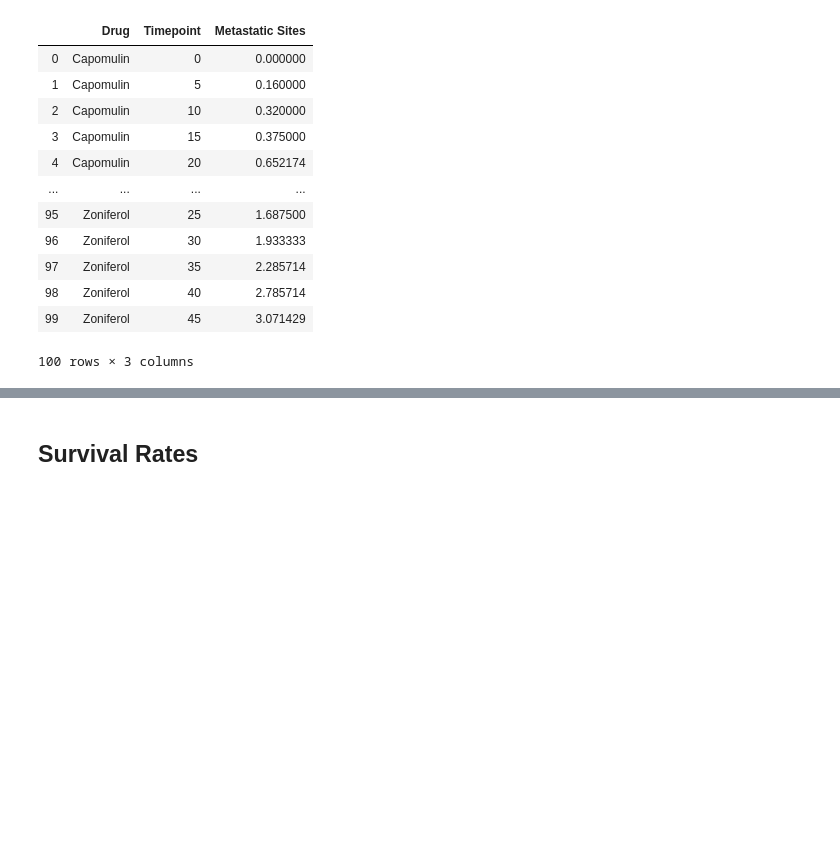
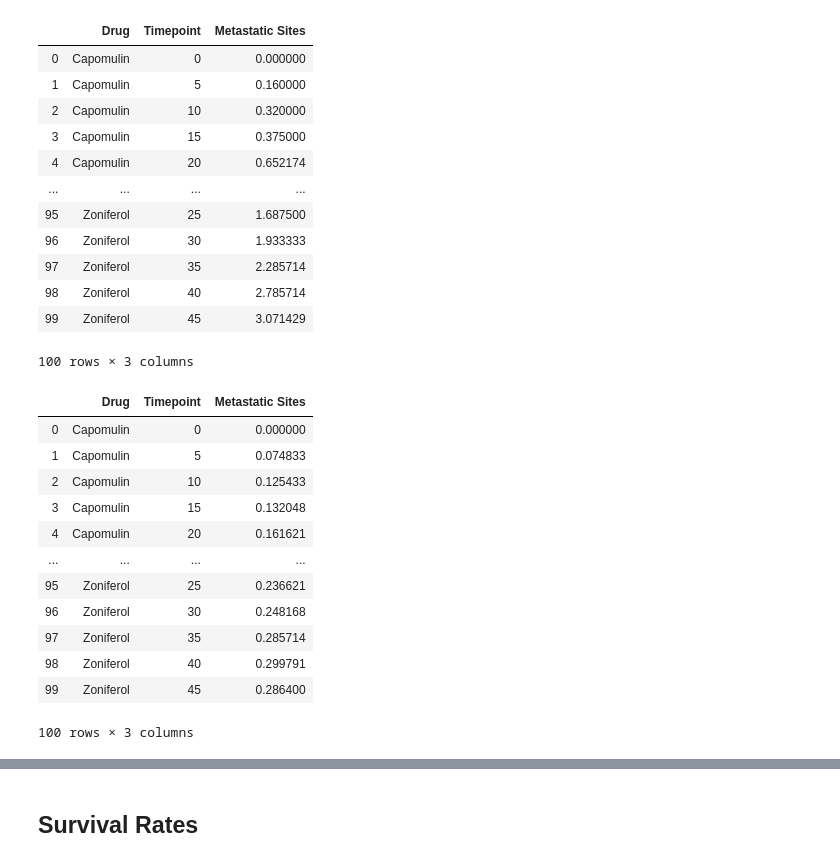
Before and after one commit to junyang42/matplotlib-challenge, a Jupyter notebook: Pymaceuticals/pymaceuticals_starter.ipynb, the cells around one changed output, grey strips where cells are left out. Saved outputs shown, nothing was run; the diff lists cells and outputs as text; code cells hidden in the pictures; blank space fills up the shorter version.

```diff
--- a/Pymaceuticals/pymaceuticals_starter.ipynb
+++ b/Pymaceuticals/pymaceuticals_starter.ipynb
@@ -154,7 +169,22 @@ summary_data_mean2
 100 rows × 3 columns
 # %%
 # Store the Standard Error associated with Met. Sites Grouped by Drug and Timepoint
-
+standard_error2 = groupby_file["Metastatic Sites"].sem()
 # Convert to DataFrame
-
+summary_data_std_error2 = pd.DataFrame(standard_error2)
 # Preview DataFrame
+summary_data_std_error2.reset_index()
+# %% [output]
+|  | Drug | Timepoint | Metastatic Sites |
+| 0 | Capomulin | 0 | 0.000000 |
+| 1 | Capomulin | 5 | 0.074833 |
+| 2 | Capomulin | 10 | 0.125433 |
+| 3 | Capomulin | 15 | 0.132048 |
+| 4 | Capomulin | 20 | 0.161621 |
+| ... | ... | ... | ... |
+| 95 | Zoniferol | 25 | 0.236621 |
+| 96 | Zoniferol | 30 | 0.248168 |
+| 97 | Zoniferol | 35 | 0.285714 |
+| 98 | Zoniferol | 40 | 0.299791 |
+| 99 | Zoniferol | 45 | 0.286400 |
+100 rows × 3 columns
```
Also changed, not shown: parts of 11 cells of this notebook.
